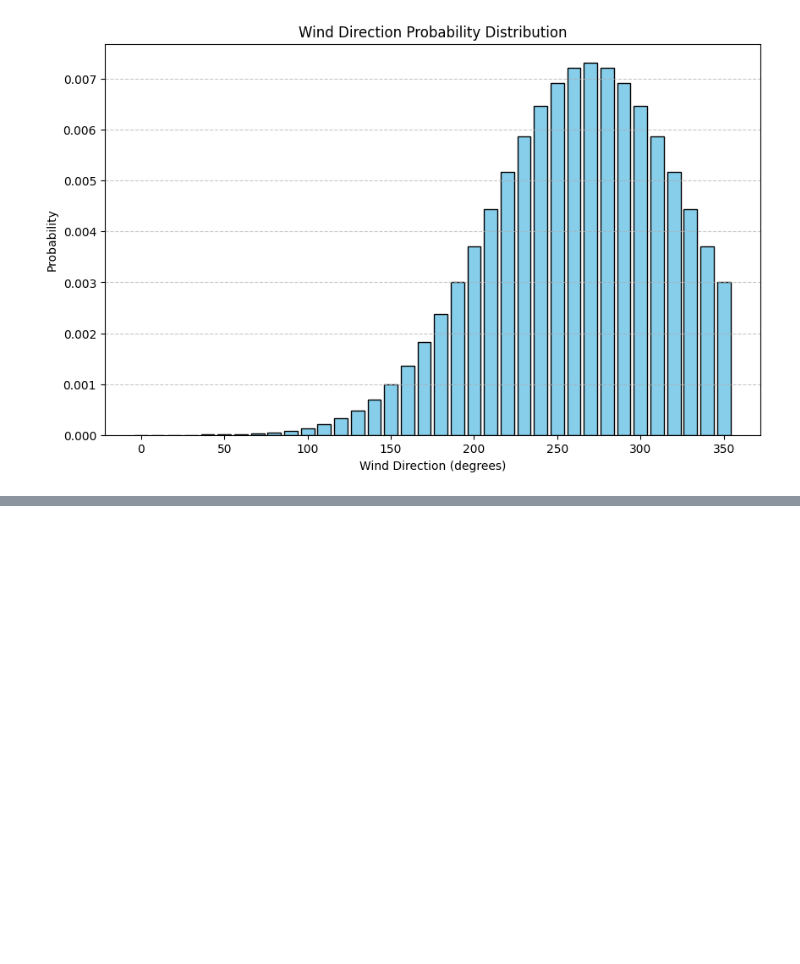
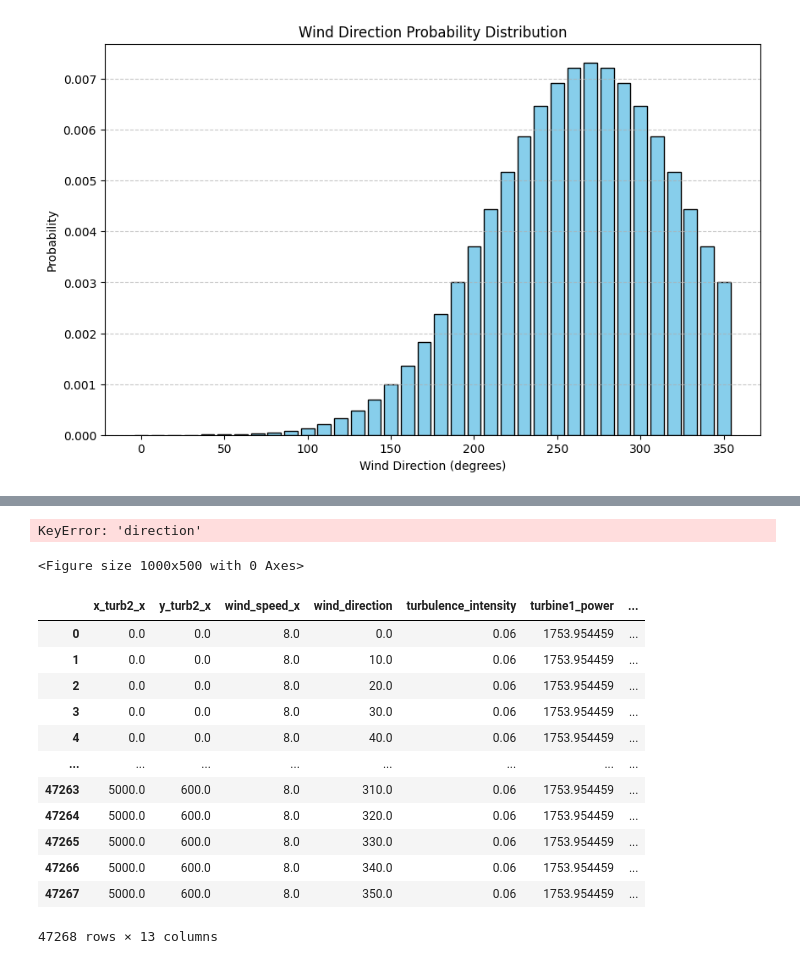
Before and after one commit to schmeti/uc3m_TFM_wind_farm_optimization_codebase, a Jupyter notebook: Windfarm_power_modelling/0_two_turbine_problem_constrLearn_probweighted.ipynb, the cells around one changed output, grey strips where cells are left out. Drawn from its saved outputs; the diff is of its cells as text; code cells hidden in the pictures; blank space fills up the shorter version.

```diff
--- a/Windfarm_power_modelling/0_two_turbine_problem_constrLearn_probweighted.ipynb
+++ b/Windfarm_power_modelling/0_two_turbine_problem_constrLearn_probweighted.ipynb
@@ -133,0 +126,35 @@ contextual_sample_manual
+# %%
+# Generate distribution of wind directions
+from scipy.stats import norm
+
+# Parameters
+mu = 270
+sd = 10
+angles = np.arange(0, 360, 10)
+
+# Circular distance function
+def circular_dist(x, mu):
+    d = np.abs(x - mu) % 360
+    return np.minimum(d, 360 - d)
+
+# Apply normal PDF to circular distances
+distances = circular_dist(angles, mu)
+densities = norm.pdf(distances, loc=0, scale=sd)
+probabilities = densities / np.sum(densities)
+
+# Create DataFrame
+wind_df = pd.DataFrame({
+    'wind_direction': angles,
+    'probability': np.round(probabilities, 5)
+})
+
+# add variables
+wind_df = wind_df[wind_df['probability'] > 0].reset_index(drop=True)
+
+wind_df.insert(0, 'x_turb2', np.nan)
+wind_df.insert(1, 'y_turb2', np.nan)
+
+wind_df['wind_speed'] = 8
+
+
+wind_df
@@ -331,0 +395,14 @@ Contextual/Decision Variables (x):
+# %%
+# Plot
+plt.figure(figsize=(10, 5))
+plt.bar(wind_df['direction'], wind_df['probability'], width=8, align='center', color='skyblue', edgecolor='black')
+plt.title('Discrete Wrapped Normal Distribution of Wind Direction\n(mean=270°, sd=20°)')
+plt.xlabel('Wind Direction (Degrees)')
+plt.ylabel('Probability')
+plt.xticks(np.arange(0, 361, 30))
+plt.grid(axis='y', linestyle='--', alpha=0.7)
+plt.tight_layout()
+plt.show()
+# %% [output]
+KeyError: 'direction'
+<Figure size 1000x500 with 0 Axes>
@@ -331,0 +411,16 @@ Contextual/Decision Variables (x):
+# %%
+data_with_prob
+# %% [output]
+|  | x_turb2_x | y_turb2_x | wind_speed_x | wind_direction | turbulence_intensity | turbine1_power | ... |
+| 0 | 0.0 | 0.0 | 8.0 | 0.0 | 0.06 | 1753.954459 | ... |
+| 1 | 0.0 | 0.0 | 8.0 | 10.0 | 0.06 | 1753.954459 | ... |
+| 2 | 0.0 | 0.0 | 8.0 | 20.0 | 0.06 | 1753.954459 | ... |
+| 3 | 0.0 | 0.0 | 8.0 | 30.0 | 0.06 | 1753.954459 | ... |
+| 4 | 0.0 | 0.0 | 8.0 | 40.0 | 0.06 | 1753.954459 | ... |
+| ... | ... | ... | ... | ... | ... | ... | ... |
+| 47263 | 5000.0 | 600.0 | 8.0 | 310.0 | 0.06 | 1753.954459 | ... |
+| 47264 | 5000.0 | 600.0 | 8.0 | 320.0 | 0.06 | 1753.954459 | ... |
+| 47265 | 5000.0 | 600.0 | 8.0 | 330.0 | 0.06 | 1753.954459 | ... |
+| 47266 | 5000.0 | 600.0 | 8.0 | 340.0 | 0.06 | 1753.954459 | ... |
+| 47267 | 5000.0 | 600.0 | 8.0 | 350.0 | 0.06 | 1753.954459 | ... |
+47268 rows × 13 columns
```
Also changed, not shown: parts of 18 cells of this notebook, 2 other files.
